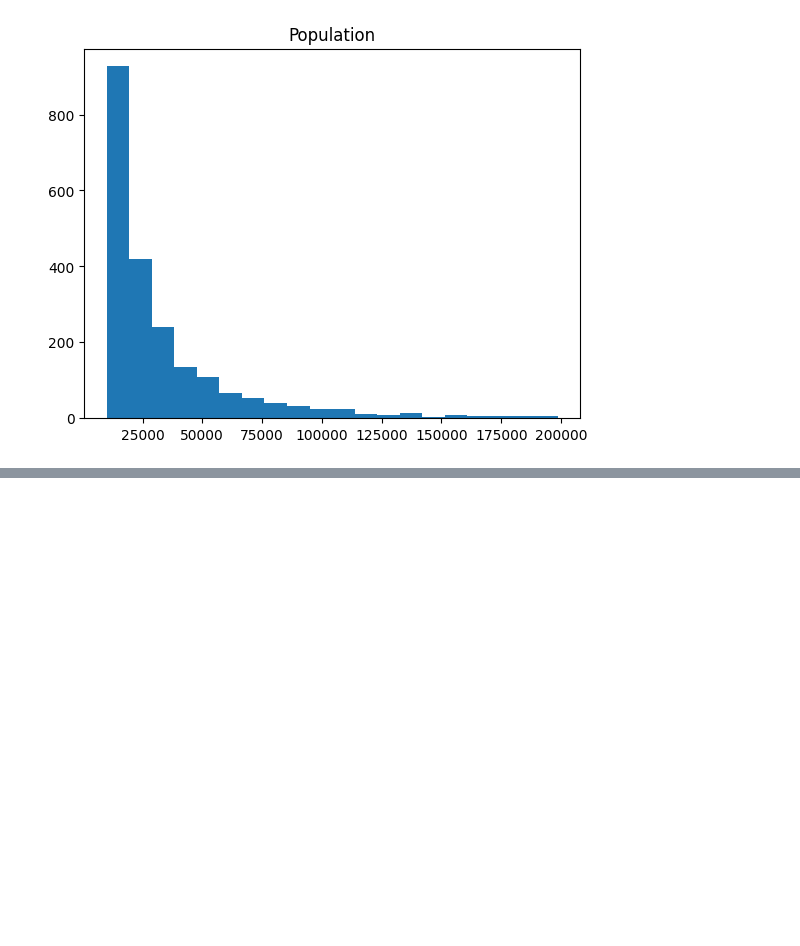
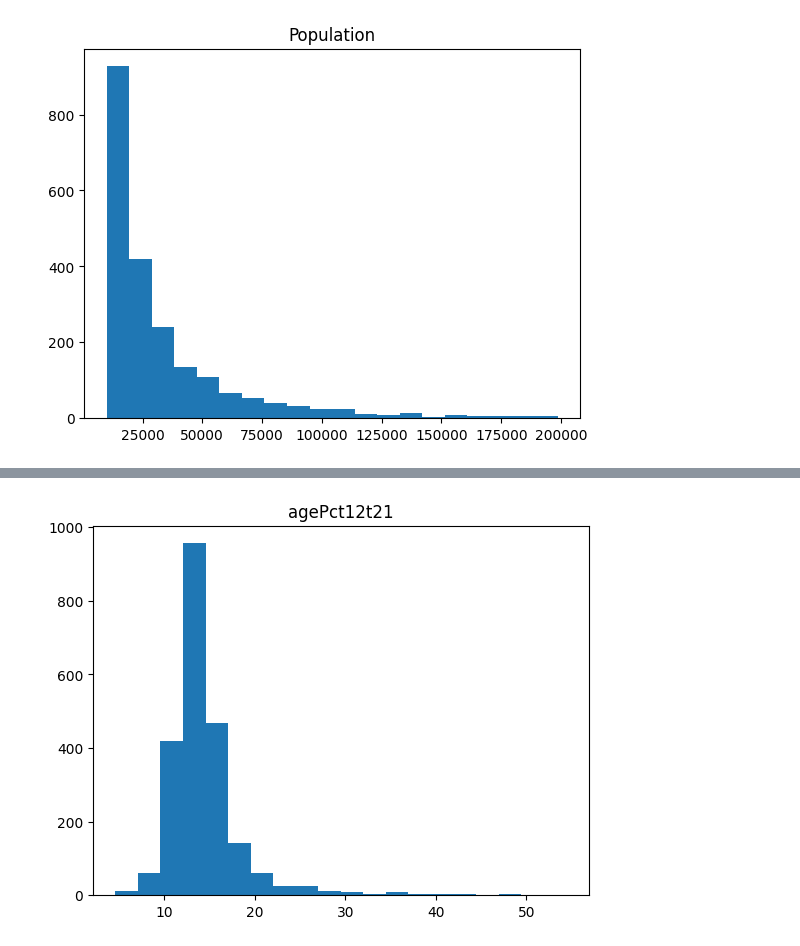
Before and after one commit to FrancoA325/PredictiveG24, a Jupyter notebook: Exploration.ipynb, the cells around one changed output, grey strips where cells are left out. Cells and saved outputs as stored; diff of their text form; code cells hidden in the pictures; blank space fills up the shorter version.

```diff
--- a/Exploration.ipynb
+++ b/Exploration.ipynb
@@ -204,0 +223,9 @@ plt.show()
+# %%
+crime_in_cleaned = crime_in.dropna(subset=['agePct12t21'])
+crime_in_cleaned['agePct12t21'] = (crime_in_cleaned['agePct12t21'].astype(float))
+
+plt.hist(crime_in_cleaned['agePct12t21'], bins=20)
+plt.title('agePct12t21')
+plt.show()
+# %% [output]
+[figure, added]
```
Also changed, not shown: parts of 9 cells of this notebook, 1 other file.
